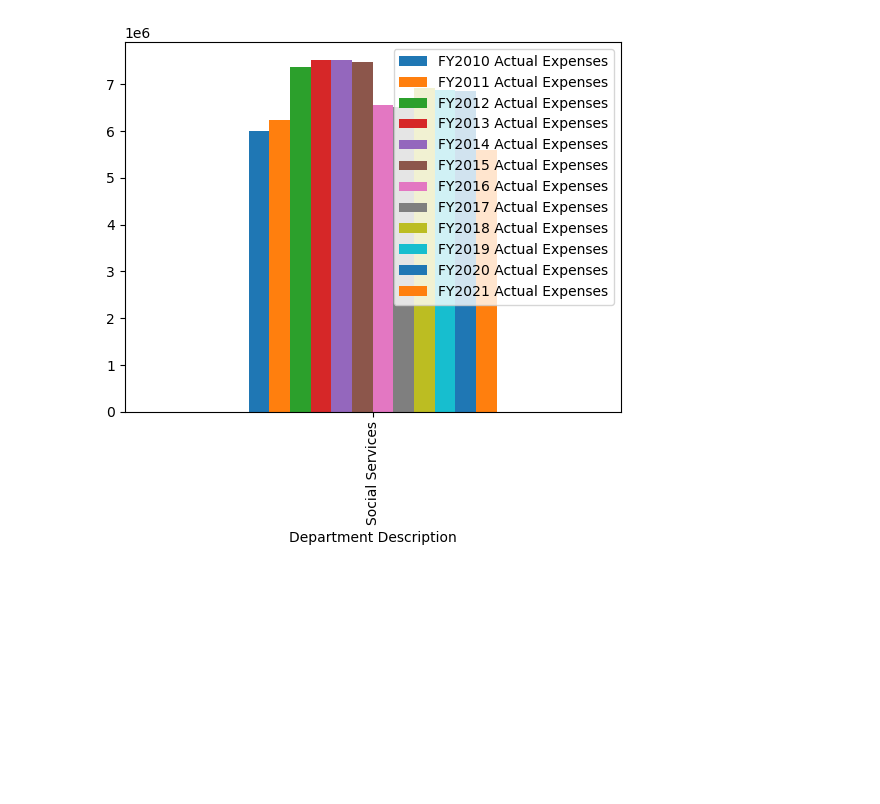
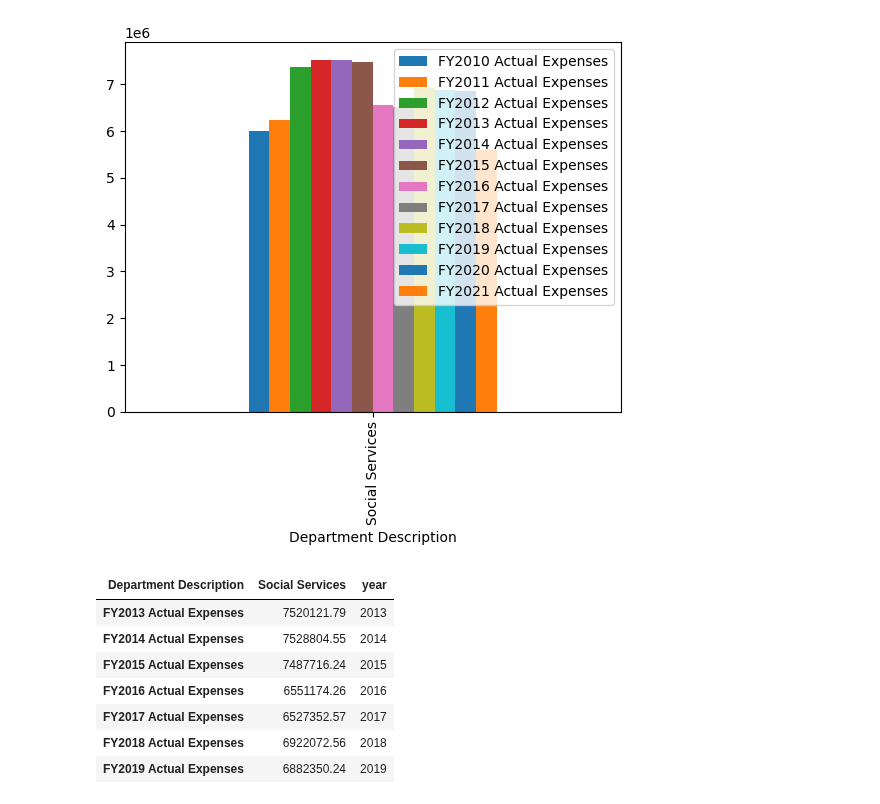
Before and after one commit to jwhankins177/capstone-budget-impact-jupyternb-python, a Jupyter notebook: notebooks/socialservices.ipynb, the cells around one changed output. Cells and saved outputs as stored; diff of their text form; code cells hidden in the pictures; blank space fills up the shorter version.

```diff
--- a/notebooks/socialservices.ipynb
+++ b/notebooks/socialservices.ipynb
@@ -99 +101,12 @@ ss_13_19 = ss_13_19.T
+# %%
+ss_13_19
+# %% [output]
+| Department Description | Social Services | year |
+| FY2013 Actual Expenses | 7520121.79 | 2013 |
+| FY2014 Actual Expenses | 7528804.55 | 2014 |
+| FY2015 Actual Expenses | 7487716.24 | 2015 |
+| FY2016 Actual Expenses | 6551174.26 | 2016 |
+| FY2017 Actual Expenses | 6527352.57 | 2017 |
+| FY2018 Actual Expenses | 6922072.56 | 2018 |
+| FY2019 Actual Expenses | 6882350.24 | 2019 |
 # %%
```
Also changed, not shown: parts of 4 cells of this notebook, 4 other files.
